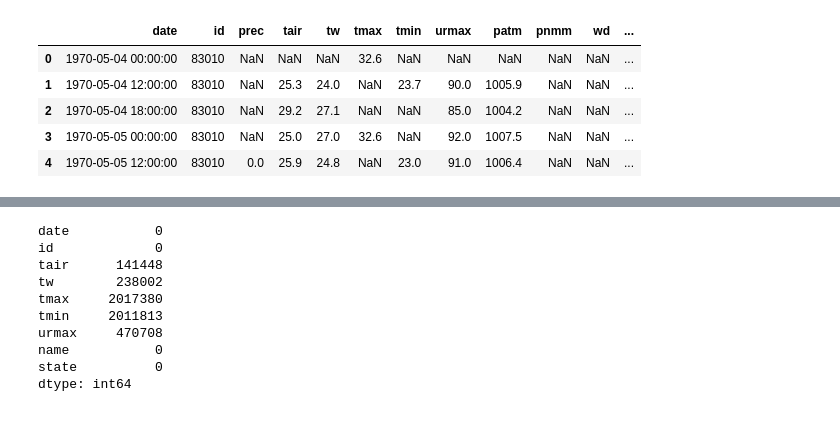
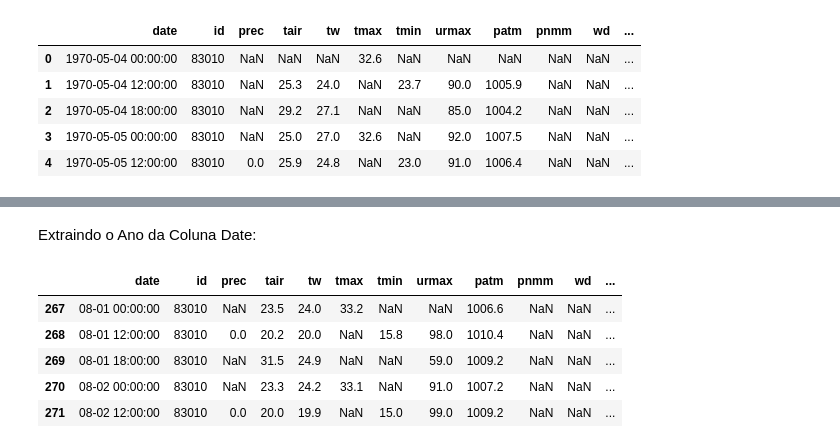
Before and after one commit to andrefellipe/ccd, a Jupyter notebook: baseline.ipynb, the cells around one changed output, grey strips where cells are left out. Cells and saved outputs as stored; diff of their text form; code cells hidden in the pictures.

```diff
--- a/baseline.ipynb
+++ b/baseline.ipynb
@@ -119,13 +71,0 @@ temp_data
-# %%
-temp_data.isna().sum()
-# %% [output]
-date           0
-id             0
-tair      141448
-tw        238002
-tmax     2017380
-tmin     2011813
-urmax     470708
-name           0
-state          0
-dtype: int64
@@ -131,0 +75,12 @@ dtype: int64
+# %% [markdown]
+Extraindo o Ano da Coluna Date:
+# %%
+df['date'] = df['date'].str.split('-',n=1,expand = True)[1]
+df.head()
+# %% [output]
+|  | date | id | prec | tair | tw | tmax | tmin | urmax | patm | pnmm | wd | ... |
+| 267 | 08-01 00:00:00 | 83010 | NaN | 23.5 | 24.0 | 33.2 | NaN | NaN | 1006.6 | NaN | NaN | ... |
+| 268 | 08-01 12:00:00 | 83010 | 0.0 | 20.2 | 20.0 | NaN | 15.8 | 98.0 | 1010.4 | NaN | NaN | ... |
+| 269 | 08-01 18:00:00 | 83010 | NaN | 31.5 | 24.9 | NaN | NaN | 59.0 | 1009.2 | NaN | NaN | ... |
+| 270 | 08-02 00:00:00 | 83010 | NaN | 23.3 | 24.2 | 33.1 | NaN | 91.0 | 1007.2 | NaN | NaN | ... |
+| 271 | 08-02 12:00:00 | 83010 | 0.0 | 20.0 | 19.9 | NaN | 15.0 | 99.0 | 1009.2 | NaN | NaN | ... |
```
Also changed, not shown: parts of 13 cells of this notebook.
